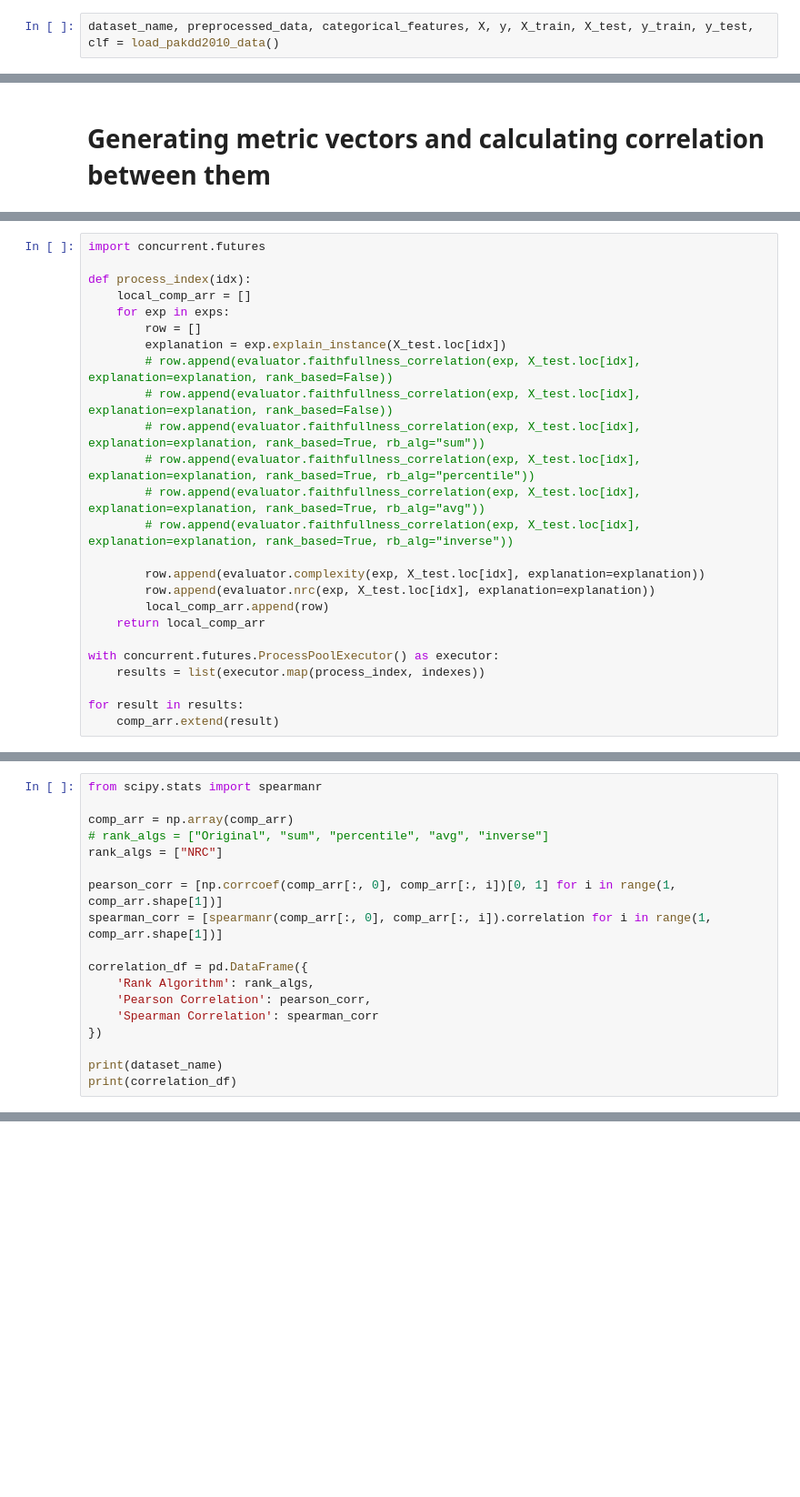
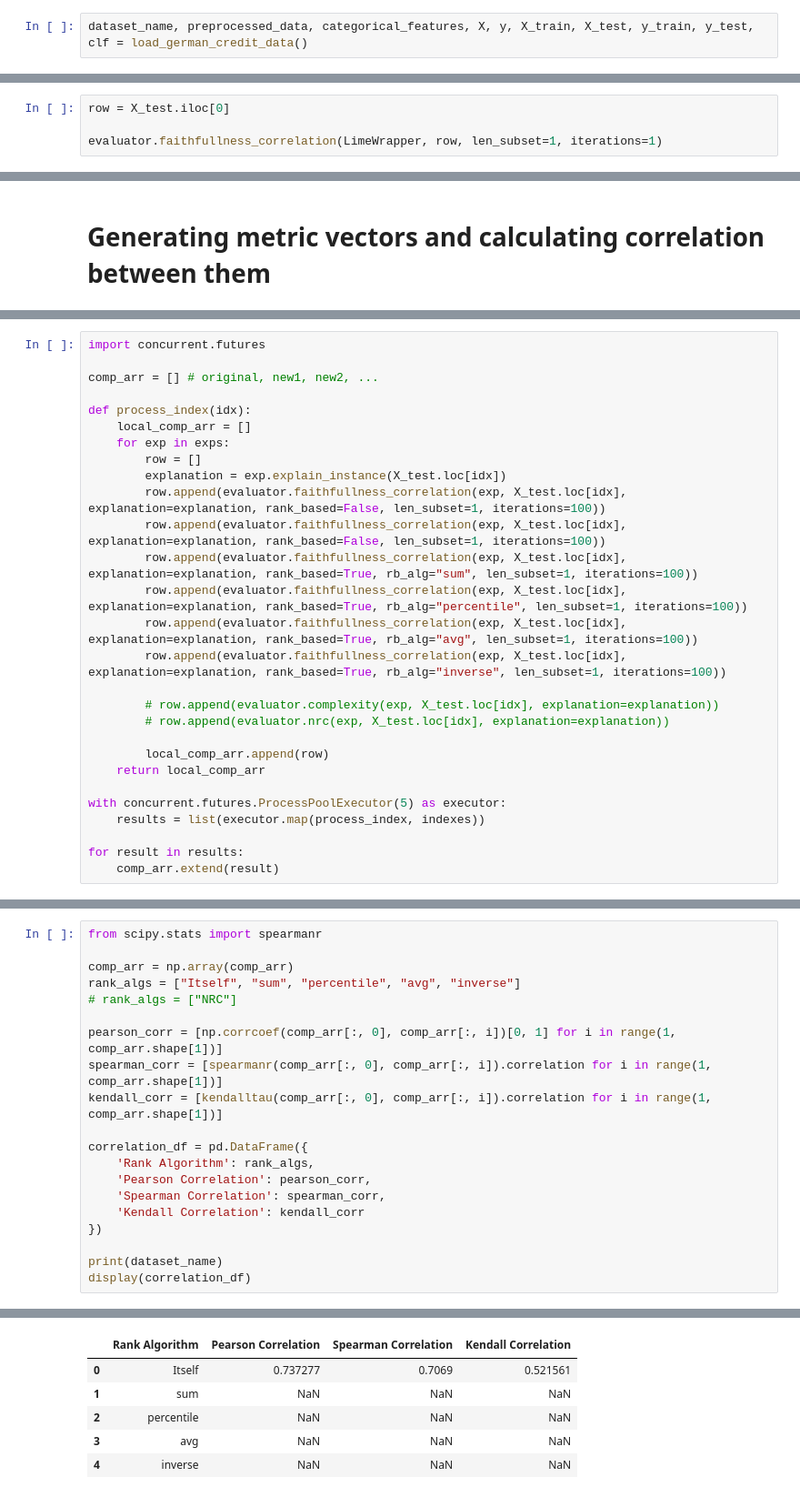
Before and after one commit to hiaac-finance/xai_aggregation, a Jupyter notebook: experiments/TEST_rank_based_metrics.ipynb, the cells around one changed output, grey strips where cells are left out. Shown at 91% size. Drawn from its saved outputs; the diff is of its cells as text; blank space fills up the shorter version.

Commit message:
Implement avg rank for experiment runs

```diff
--- a/experiments/TEST_rank_based_metrics.ipynb
+++ b/experiments/TEST_rank_based_metrics.ipynb
@@ -14,3 +18,3 @@ from scipy.stats import pearsonr, spearmanr, kendalltau
 # %%
-dataset_name, preprocessed_data, categorical_features, X, y, X_train, X_test, y_train, y_test, clf = load_pakdd2010_data()
+dataset_name, preprocessed_data, categorical_features, X, y, X_train, X_test, y_train, y_test, clf = load_german_credit_data()
 # %% [output]
@@ -39,0 +46,4 @@ Epoch 500/500
+# %%
+row = X_test.iloc[0]
+
+evaluator.faithfullness_correlation(LimeWrapper, row, len_subset=1, iterations=1)
@@ -48,24 +59,27 @@ comp_arr = [] # original, new1, new2, ...
 # %%
 import concurrent.futures
+
+comp_arr = [] # original, new1, new2, ...
 
 def process_index(idx):
     local_comp_arr = []
     for exp in exps:
         row = []
         explanation = exp.explain_instance(X_test.loc[idx])
-        # row.append(evaluator.faithfullness_correlation(exp, X_test.loc[idx], explanation=explanation, rank_based=False))
-        # row.append(evaluator.faithfullness_correlation(exp, X_test.loc[idx], explanation=explanation, rank_based=False))
-        # row.append(evaluator.faithfullness_correlation(exp, X_test.loc[idx], explanation=explanation, rank_based=True, rb_alg="sum"))
-        # row.append(evaluator.faithfullness_correlation(exp, X_test.loc[idx], explanation=explanation, rank_based=True, rb_alg="percentile"))
-        # row.append(evaluator.faithfullness_correlation(exp, X_test.loc[idx], explanation=explanation, rank_based=True, rb_alg="avg"))
-        # row.append(evaluator.faithfullness_correlation(exp, X_test.loc[idx], explanation=explanation, rank_based=True, rb_alg="inverse"))
+        row.append(evaluator.faithfullness_correlation(exp, X_test.loc[idx], explanation=explanation, rank_based=False, len_subset=1, iterations=100))
+        row.append(evaluator.faithfullness_correlation(exp, X_test.loc[idx], explanation=explanation, rank_based=False, len_subset=1, iterations=100))
+        row.append(evaluator.faithfullness_correlation(exp, X_test.loc[idx], explanation=explanation, rank_based=True, rb_alg="sum", len_subset=1, iterations=100))
+        row.append(evaluator.faithfullness_correlation(exp, X_test.loc[idx], explanation=explanation, rank_based=True, rb_alg="percentile", len_subset=1, iterations=100))
+        row.append(evaluator.faithfullness_correlation(exp, X_test.loc[idx], explanation=explanation, rank_based=True, rb_alg="avg", len_subset=1, iterations=100))
+        row.append(evaluator.faithfullness_correlation(exp, X_test.loc[idx], explanation=explanation, rank_based=True, rb_alg="inverse", len_subset=1, iterations=100))
 
-        row.append(evaluator.complexity(exp, X_test.loc[idx], explanation=explanation))
-        row.append(evaluator.nrc(exp, X_test.loc[idx], explanation=explanation))
+        # row.append(evaluator.complexity(exp, X_test.loc[idx], explanation=explanation))
+        # row.append(evaluator.nrc(exp, X_test.loc[idx], explanation=explanation))
+
         local_comp_arr.append(row)
     return local_comp_arr
 
-with concurrent.futures.ProcessPoolExecutor() as executor:
+with concurrent.futures.ProcessPoolExecutor(5) as executor:
     results = list(executor.map(process_index, indexes))
 
 for result in results:
@@ -76,18 +108,20 @@ Could not find an anchor satisfying the 0.95 precision constraint. Now returning
 from scipy.stats import spearmanr
 
 comp_arr = np.array(comp_arr)
-# rank_algs = ["Original", "sum", "percentile", "avg", "inverse"]
-rank_algs = ["NRC"]
+rank_algs = ["Itself", "sum", "percentile", "avg", "inverse"]
+# rank_algs = ["NRC"]
 
 pearson_corr = [np.corrcoef(comp_arr[:, 0], comp_arr[:, i])[0, 1] for i in range(1, comp_arr.shape[1])]
 spearman_corr = [spearmanr(comp_arr[:, 0], comp_arr[:, i]).correlation for i in range(1, comp_arr.shape[1])]
+kendall_corr = [kendalltau(comp_arr[:, 0], comp_arr[:, i]).correlation for i in range(1, comp_arr.shape[1])]
 
 correlation_df = pd.DataFrame({
     'Rank Algorithm': rank_algs,
     'Pearson Correlation': pearson_corr,
-    'Spearman Correlation': spearman_corr
+    'Spearman Correlation': spearman_corr,
+    'Kendall Correlation': kendall_corr
 })
 
 print(dataset_name)
-print(correlation_df)
+display(correlation_df)
 # %% [output]
@@ -96,0 +129,6 @@ PAKDD2010
+|  | Rank Algorithm | Pearson Correlation | Spearman Correlation | Kendall Correlation |
+| 0 | Itself | 0.737277 | 0.7069 | 0.521561 |
+| 1 | sum | NaN | NaN | NaN |
+| 2 | percentile | NaN | NaN | NaN |
+| 3 | avg | NaN | NaN | NaN |
+| 4 | inverse | NaN | NaN | NaN |
```
Also changed, not shown: parts of 9 cells of this notebook, 5 other files.
